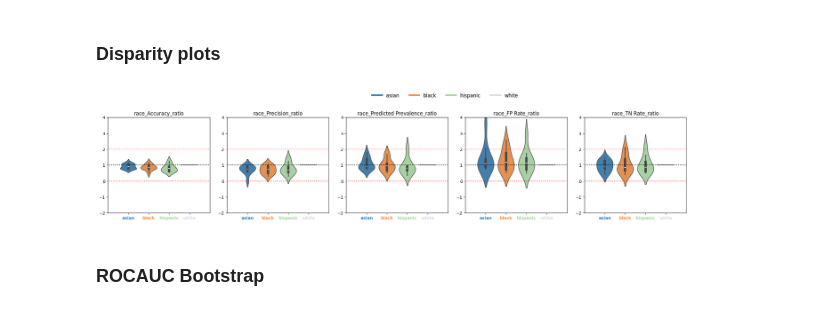
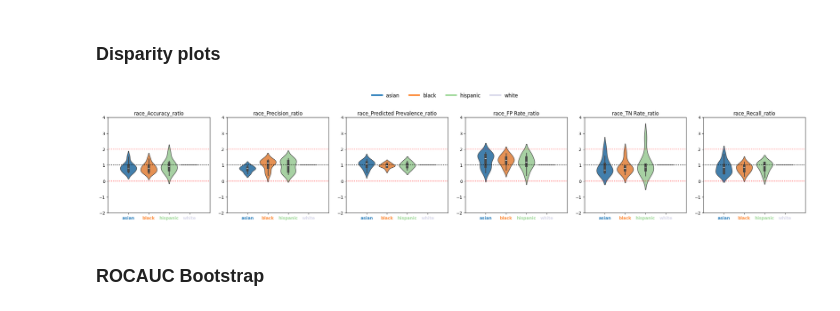
Before and after one commit to uclamii/equiboots, a Jupyter notebook: notebooks/equi_boots_plots.ipynb, the cells around one changed output. Saved outputs shown, nothing was run; the diff lists cells and outputs as text; code cells hidden in the pictures.

```diff
--- a/notebooks/equi_boots_plots.ipynb
+++ b/notebooks/equi_boots_plots.ipynb
@@ -206,21 +211,22 @@ eqb.eq_plot_bootstrapped_group_curves(
 # %%
 eqb.eq_disparity_metrics_plot(
     dispa,
     metric_cols=[
         "Accuracy_ratio",
         "Precision_ratio",
         "Predicted Prevalence_ratio",
         "FP Rate_ratio",
         "TN Rate_ratio",
+        "Recall_ratio",
     ],
     name="race",
     categories="all",
     figsize=(24, 4),
     plot_kind="violinplot",
     color_by_group=True,
     save_path="./images",
 )
 # %% [output]
-[figure, old version]
+[figure, new version]
 # %% [markdown]
 ### ROCAUC Bootstrap
```
Also changed, not shown: parts of 38 cells of this notebook, 1 other file.
